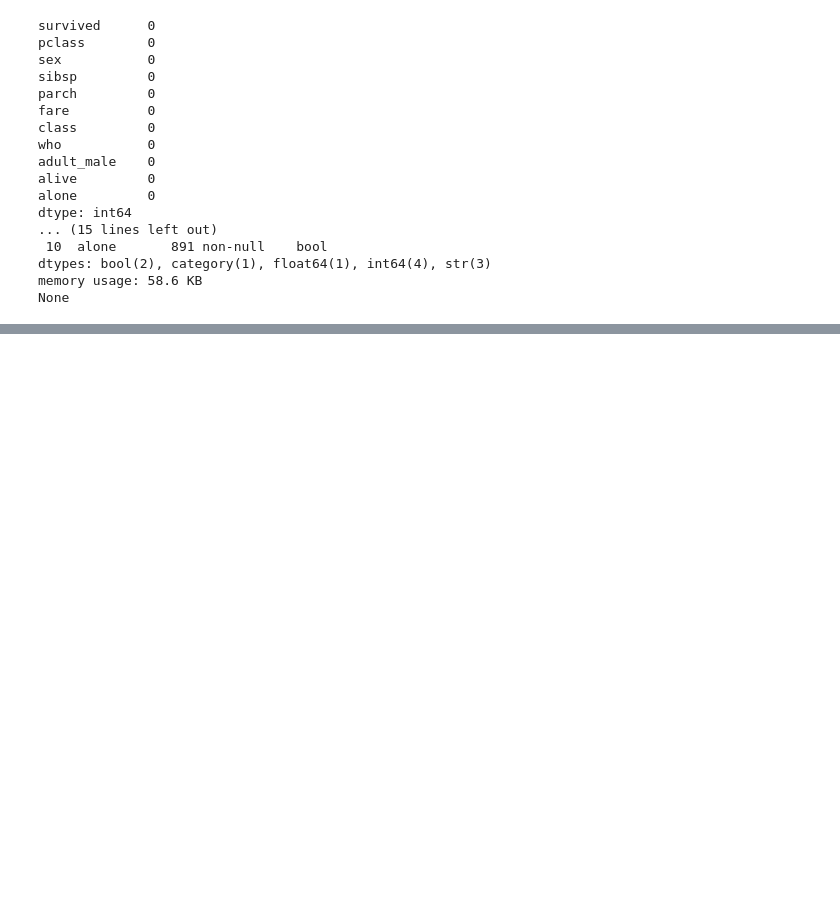
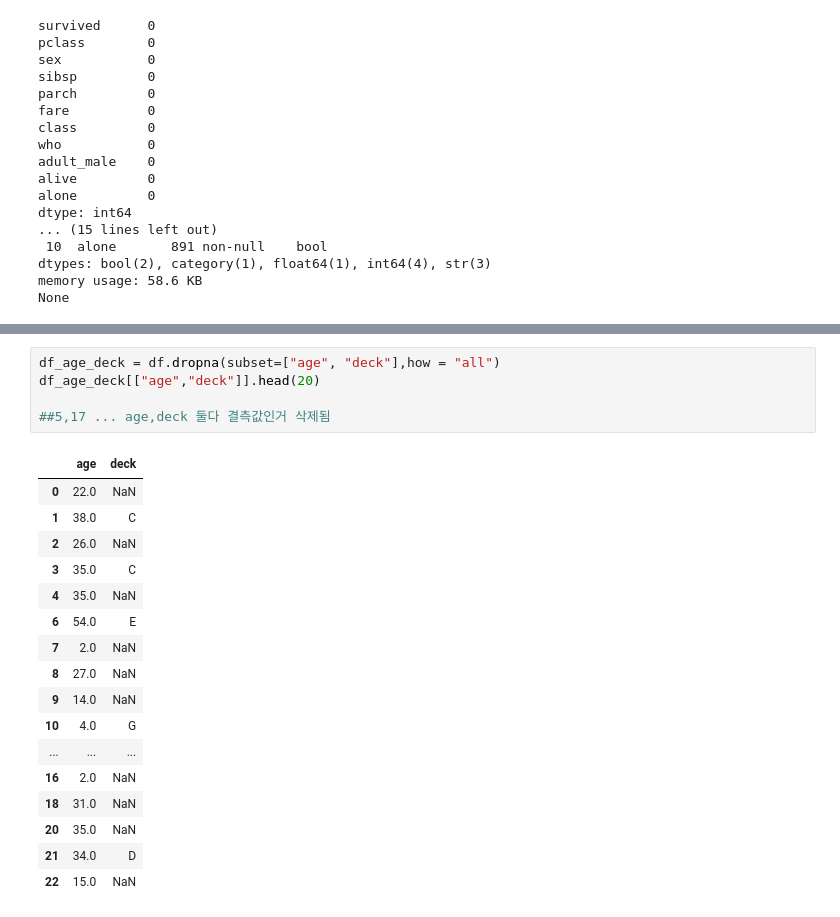
Before and after one commit to Kyoeun33/18_data_analysis_new, a Jupyter notebook: 04_시각화도구/01_누락데이터처리.ipynb, the cells around one changed output, grey strips where cells are left out. Drawn from its saved outputs; the diff is of its cells as text; blank space fills up the shorter version.

```diff
--- a/04_시각화도구/01_누락데이터처리.ipynb
+++ b/04_시각화도구/01_누락데이터처리.ipynb
@@ -247,0 +268,23 @@ None
+# %%
+df_age_deck = df.dropna(subset=["age", "deck"],how = "all")
+df_age_deck[["age","deck"]].head(20)
+
+##5,17 ... age,deck 둘다 결측값인거 삭제됨
+# %% [output]
+|  | age | deck |
+| 0 | 22.0 | NaN |
+| 1 | 38.0 | C |
+| 2 | 26.0 | NaN |
+| 3 | 35.0 | C |
+| 4 | 35.0 | NaN |
+| 6 | 54.0 | E |
+| 7 | 2.0 | NaN |
+| 8 | 27.0 | NaN |
+| 9 | 14.0 | NaN |
+| 10 | 4.0 | G |
+| ... | ... | ... |
+| 16 | 2.0 | NaN |
+| 18 | 31.0 | NaN |
+| 20 | 35.0 | NaN |
+| 21 | 34.0 | D |
+| 22 | 15.0 | NaN |
```
Also changed, not shown: parts of 18 cells of this notebook.
